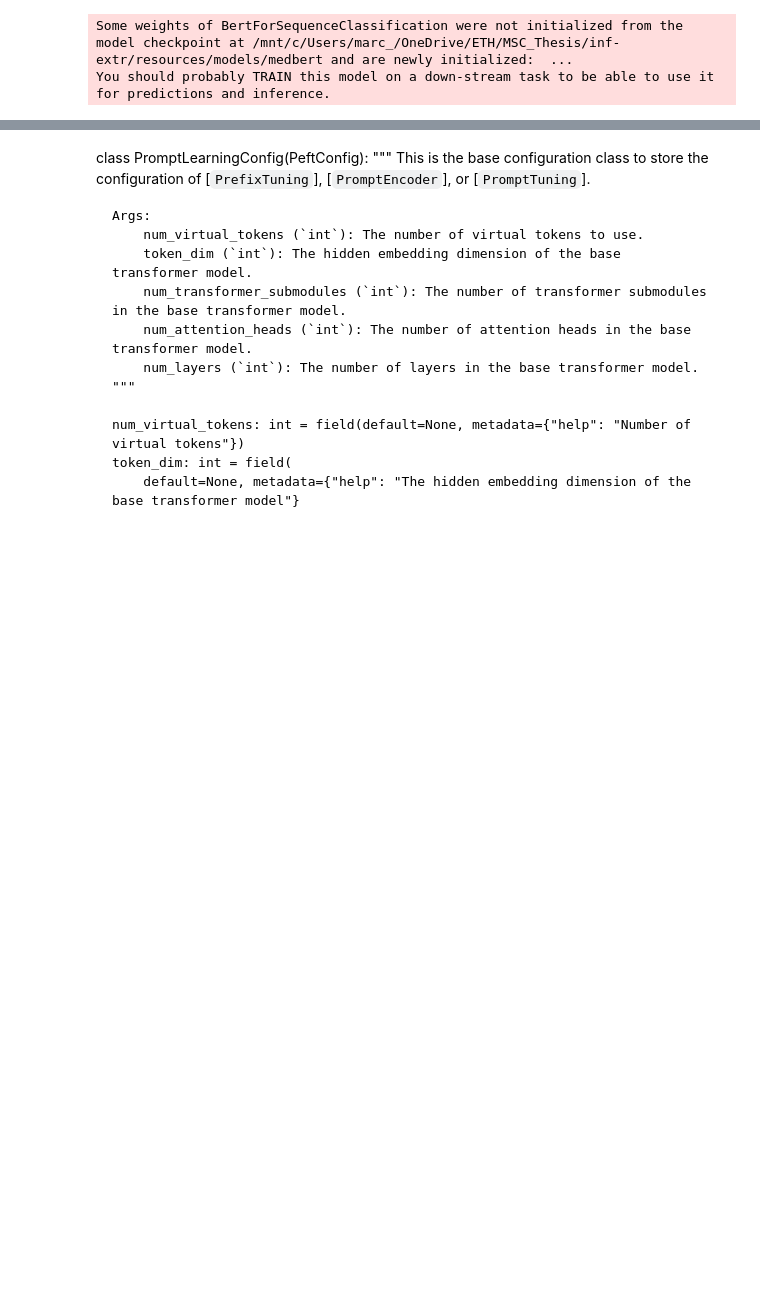
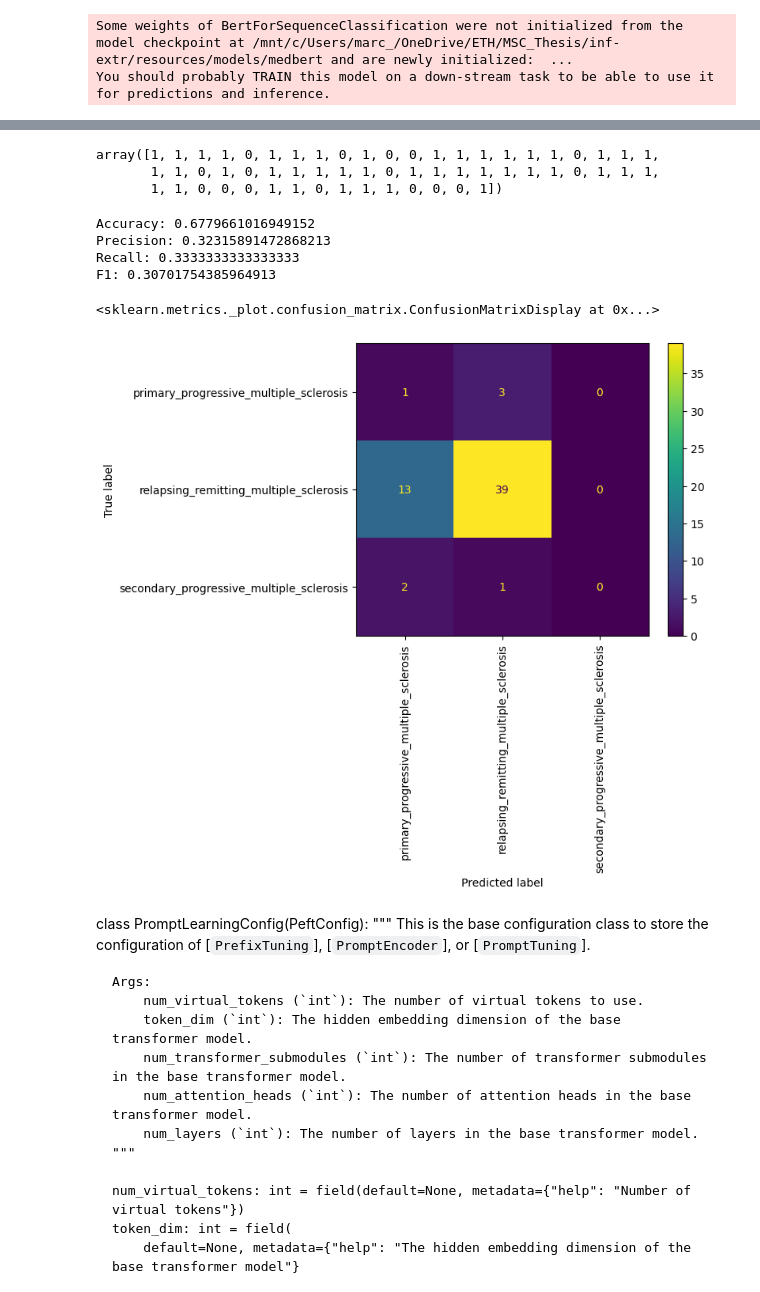
Before and after one commit to maregli/inf-extr, a Jupyter notebook: notebooks/ms-prediction/medBERT-prefix_tuning.ipynb, the cells around one changed output, grey strips where cells are left out. Cells and saved outputs as stored; diff of their text form; code cells hidden in the pictures; blank space fills up the shorter version.

```diff
--- a/notebooks/ms-prediction/medBERT-prefix_tuning.ipynb
+++ b/notebooks/ms-prediction/medBERT-prefix_tuning.ipynb
@@ -90,0 +115,4 @@ PrefixTuningConfig(peft_type=<PeftType.PREFIX_TUNING: 'PREFIX_TUNING'>, auto_map
+# %%
+# Small train dataset with balanced classes
+rmms_id = label2id['relapsing_remitting_multiple_sclerosis']
+small_train_dataset = concatenate_datasets([encoded_dataset['train'].filter(lambda example: example['labels'] != rmms_id), encoded_dataset['train'].filter(lambda example: example['labels'] == rmms_id).shuffle(seed=42).select(range(10))])
@@ -90,0 +130,19 @@ PrefixTuningConfig(peft_type=<PeftType.PREFIX_TUNING: 'PREFIX_TUNING'>, auto_map
+# %%
+# Optimizer
+optimizer = torch.optim.AdamW(peft_model.parameters(), lr=learning_rate)
+
+lr_scheduler = get_linear_schedule_with_warmup(
+    optimizer=optimizer,
+    num_warmup_steps=0,
+    num_training_steps=(len(train_dataloader) * num_epochs),
+)
+
+# Loss
+# Class weights
+power = 5
+class_weights = [1/np.log(len(encoded_dataset['train'].filter(lambda example: example['labels'] == label))) for label in set(encoded_dataset['train']['labels'])]
+class_weights = [weight**power for weight in class_weights]
+class_weights = torch.tensor(class_weights, dtype=model.dtype).detach().to(device)
+
+
+loss_fun = torch.nn.CrossEntropyLoss(weight=class_weights)
@@ -90,0 +200,39 @@ PrefixTuningConfig(peft_type=<PeftType.PREFIX_TUNING: 'PREFIX_TUNING'>, auto_map
+# %%
+# Inference on test set
+peft_model.eval()
+test_dataloader = DataLoader(
+    encoded_dataset["test"], shuffle=False, collate_fn=data_collator, batch_size=eval_batch_size
+)
+test_preds = []
+for step, batch in enumerate(tqdm(test_dataloader)):
+    batch = {k: v.to(device) for k, v in batch.items()}
+    with torch.no_grad():
+        logits = model(**batch).logits.to(torch.float32)
+    test_preds.append(logits.detach().cpu().numpy())
+
+test_preds = np.concatenate(test_preds)
+test_preds = np.argmax(test_preds, axis=1)
+# %%
+test_preds
+# %% [output]
+array([1, 1, 1, 1, 0, 1, 1, 1, 0, 1, 0, 0, 1, 1, 1, 1, 1, 1, 0, 1, 1, 1,
+       1, 1, 0, 1, 0, 1, 1, 1, 1, 1, 0, 1, 1, 1, 1, 1, 1, 1, 0, 1, 1, 1,
+       1, 1, 0, 0, 0, 1, 1, 0, 1, 1, 1, 0, 0, 0, 1])
+# %%
+# Sklearn F1, precision, recall, accuracy
+from sklearn.metrics import f1_score, precision_score, recall_score, accuracy_score, ConfusionMatrixDisplay
+print(f"Accuracy: {accuracy_score(encoded_dataset['test']['labels'], test_preds)}")
+print(f"Precision: {precision_score(encoded_dataset['test']['labels'], test_preds, average='macro')}")
+print(f"Recall: {recall_score(encoded_dataset['test']['labels'], test_preds, average='macro')}")
+print(f"F1: {f1_score(encoded_dataset['test']['labels'], test_preds, average='macro')}")
+# %% [output]
+Accuracy: 0.6779661016949152
+Precision: 0.32315891472868213
+Recall: 0.3333333333333333
+F1: 0.30701754385964913
+# %%
+# ConfusionMatrixDisplay
+ConfusionMatrixDisplay.from_predictions(encoded_dataset["test"]["labels"], test_preds, display_labels=label2id, xticks_rotation="vertical")
+# %% [output]
+<sklearn.metrics._plot.confusion_matrix.ConfusionMatrixDisplay at 0x...>
+[figure, added]
```
Also changed, not shown: parts of 16 cells of this notebook.
